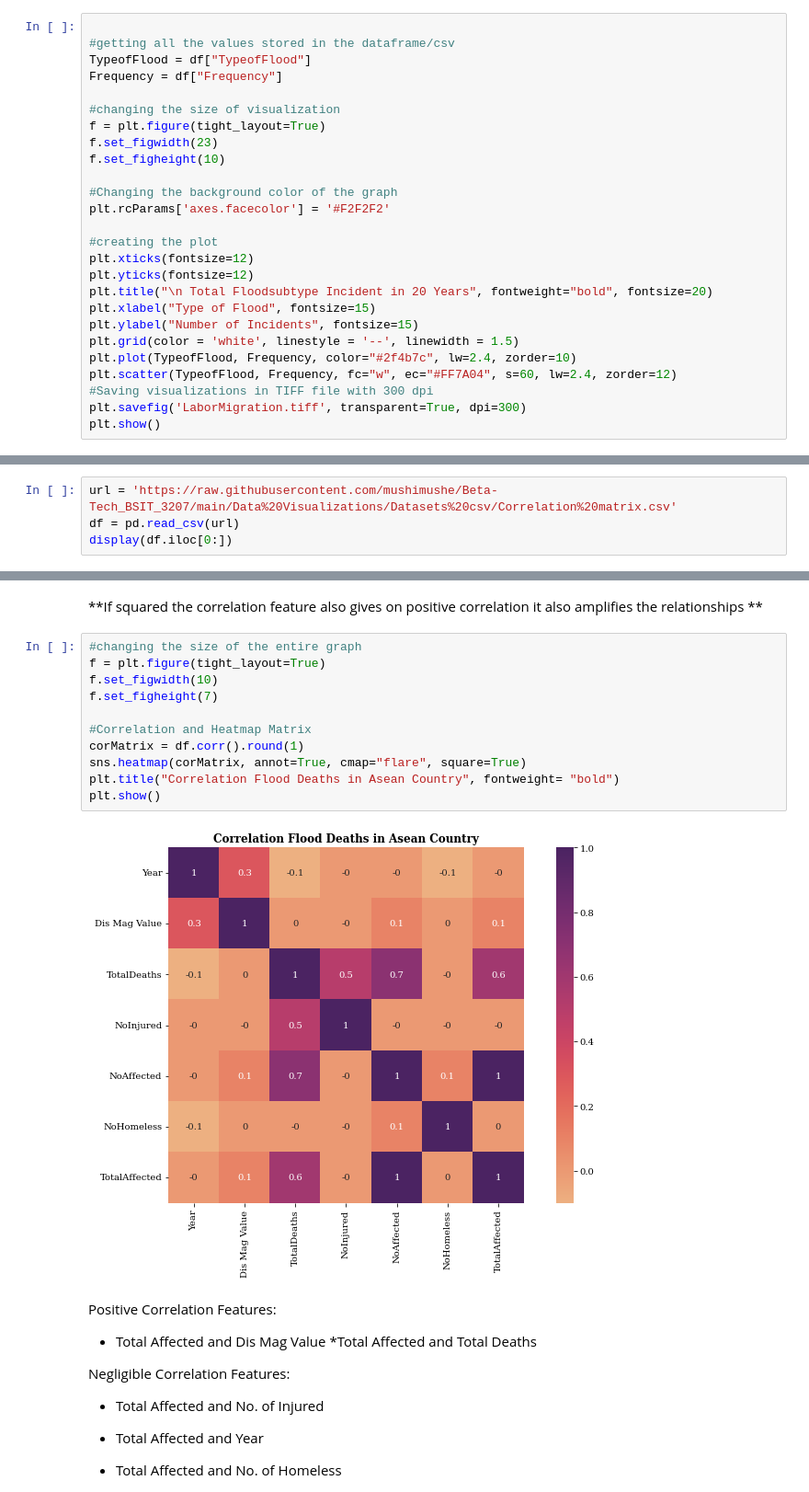
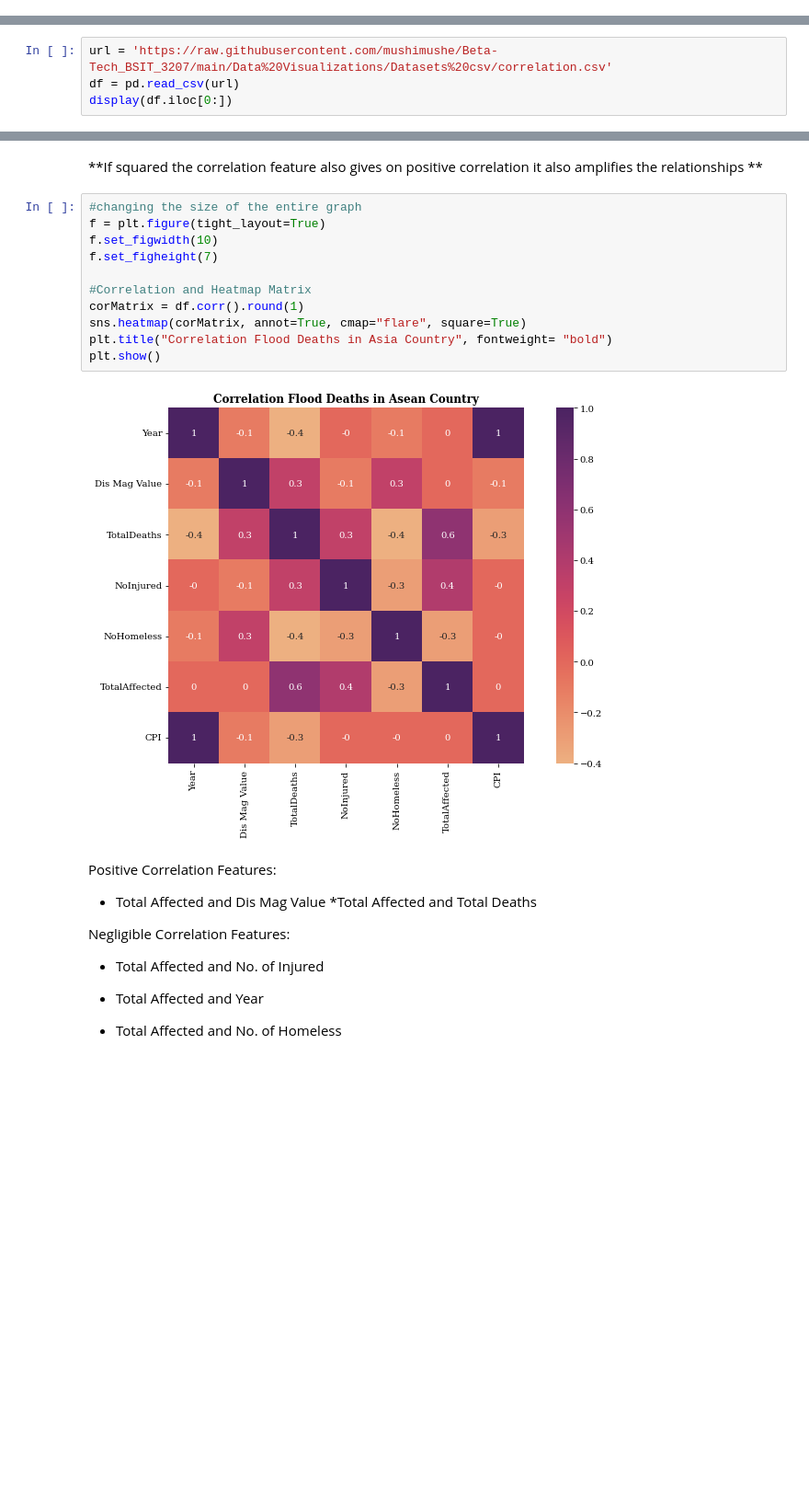
Before and after one commit to KarlAndreiCalimutan/Beta-Tech_BSIT_3207, a Jupyter notebook: Datasets_visual.ipynb, the cells around one changed output, grey strips where cells are left out. Shown at 92% size. Drawn from its saved outputs; the diff is of its cells as text; blank space fills up the shorter version.

```diff
--- a/Datasets_visual.ipynb
+++ b/Datasets_visual.ipynb
@@ -150,26 +136,0 @@ display(df.iloc[0:])
-# %%
-
-#getting all the values stored in the dataframe/csv
-TypeofFlood = df["TypeofFlood"]
-Frequency = df["Frequency"]
-
-#changing the size of visualization
-f = plt.figure(tight_layout=True)
-f.set_figwidth(23)
-f.set_figheight(10)
-
-#Changing the background color of the graph
-plt.rcParams['axes.facecolor'] = '#F2F2F2'
-
-#creating the plot
-plt.xticks(fontsize=12)
-plt.yticks(fontsize=12)
-plt.title("\n Total Floodsubtype Incident in 20 Years", fontweight="bold", fontsize=20)
-plt.xlabel("Type of Flood", fontsize=15)
-plt.ylabel("Number of Incidents", fontsize=15)
-plt.grid(color = 'white', linestyle = '--', linewidth = 1.5)
-plt.plot(TypeofFlood, Frequency, color="#2f4b7c", lw=2.4, zorder=10)
-plt.scatter(TypeofFlood, Frequency, fc="w", ec="#FF7A04", s=60, lw=2.4, zorder=12)
-#Saving visualizations in TIFF file with 300 dpi
-plt.savefig('LaborMigration.tiff', transparent=True, dpi=300)
-plt.show()
@@ -299,7 +275,7 @@ This graph here represents the CPI or the Cosumer Price Index in the past 20 yea
 
 CPI can show the inflation rate of the certain year. In this CPI the base year is 2022 we can see here since 2002 it has been steady rise showing good promise until that drop in 2009 which may have been caused the financial crisis on that year, but besides that it continued to steadily rise again and stand where it is right now.
 # %%
-url = 'https://raw.githubusercontent.com/mushimushe/Beta-Tech_BSIT_3207/main/Data%20Visualizations/Datasets%20csv/Correlation%20matrix.csv'
+url = 'https://raw.githubusercontent.com/mushimushe/Beta-Tech_BSIT_3207/main/Data%20Visualizations/Datasets%20csv/correlation.csv'
 df = pd.read_csv(url)
 display(df.iloc[0:])
 # %% [output]
@@ -378,16 +362,16 @@ pd.DataFrame(corr.TotalDeaths.sort_values(ascending=False))
 # %%
 #changing the size of the entire graph
 f = plt.figure(tight_layout=True)
 f.set_figwidth(10)
 f.set_figheight(7)
 
 #Correlation and Heatmap Matrix
 corMatrix = df.corr().round(1)
 sns.heatmap(corMatrix, annot=True, cmap="flare", square=True)
-plt.title("Correlation Flood Deaths in Asean Country", fontweight= "bold")
+plt.title("Correlation Flood Deaths in Asia Country", fontweight= "bold")
 plt.show()
 # %% [output]
-[figure, old version]
+[figure, new version]
 # %% [markdown]
 Positive Correlation Features:
 
```
Also changed, not shown: parts of 21 cells of this notebook.
